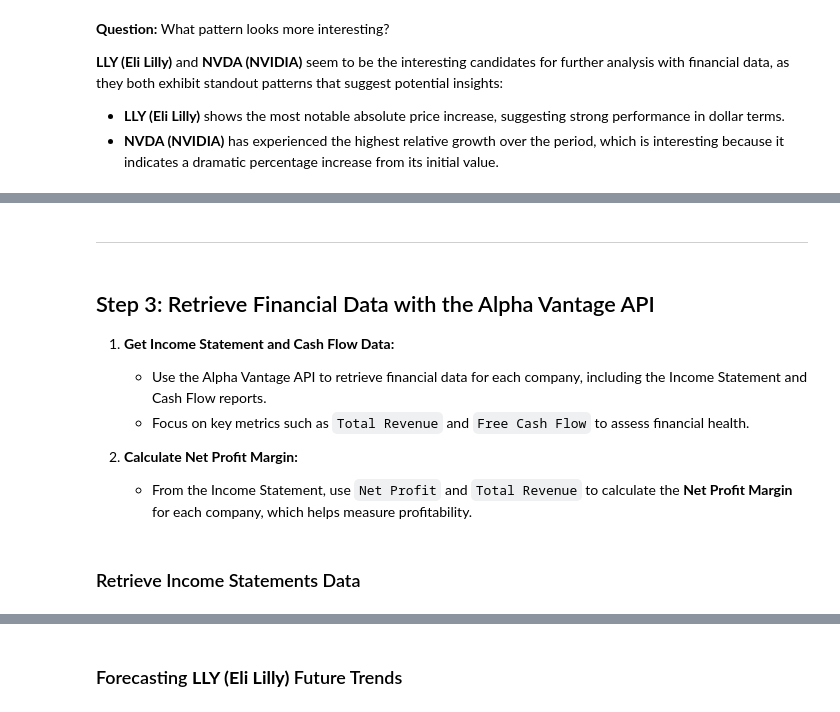
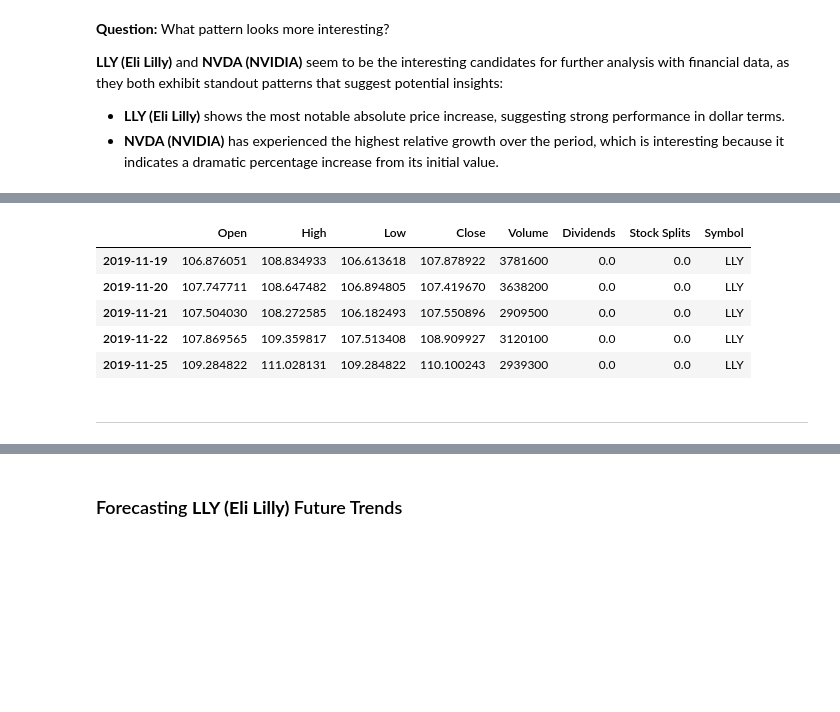
Before and after one commit to veenauppalapati/stock-market-analysis, a Jupyter notebook: stock-market-analysis.ipynb, the cells around one changed output, grey strips where cells are left out. Saved outputs shown, nothing was run; the diff lists cells and outputs as text; code cells hidden in the pictures; blank space fills up the shorter version.

Commit message:
financial data visualizations & cleaned up code

```diff
--- a/stock-market-analysis.ipynb
+++ b/stock-market-analysis.ipynb
@@ -207,11 +209,14 @@ display(historical_df.tail())
+# %%
+df_LLY = historical_df.loc[historical_df['Symbol'] == 'LLY']
+df_NVDA = historical_df.loc[historical_df['Symbol'] == 'NVDA']
+
+display(df_LLY.head())
+# %% [output]
+|  | Open | High | Low | Close | Volume | Dividends | Stock Splits | Symbol |
+| 2019-11-19 | 106.876051 | 108.834933 | 106.613618 | 107.878922 | 3781600 | 0.0 | 0.0 | LLY |
+| 2019-11-20 | 107.747711 | 108.647482 | 106.894805 | 107.419670 | 3638200 | 0.0 | 0.0 | LLY |
+| 2019-11-21 | 107.504030 | 108.272585 | 106.182493 | 107.550896 | 2909500 | 0.0 | 0.0 | LLY |
+| 2019-11-22 | 107.869565 | 109.359817 | 107.513408 | 108.909927 | 3120100 | 0.0 | 0.0 | LLY |
+| 2019-11-25 | 109.284822 | 111.028131 | 109.284822 | 110.100243 | 2939300 | 0.0 | 0.0 | LLY |
 # %% [markdown]
 ---
-# %% [markdown]
-## Step 3: Retrieve Financial Data with the Alpha Vantage API
-
-1. **Get Income Statement and Cash Flow Data:**
-    - Use the Alpha Vantage API to retrieve financial data for each company, including the Income Statement and Cash Flow reports.
-    - Focus on key metrics such as `Total Revenue` and `Free Cash Flow` to assess financial health.
-
-2. **Calculate Net Profit Margin:**
-    - From the Income Statement, use `Net Profit` and `Total Revenue` to calculate the **Net Profit Margin** for each company, which helps measure profitability.
@@ -227,2 +222,0 @@ selected_tickers = ['LLY', 'NVDA']
-# %% [markdown]
-### Retrieve Income Statements Data
```
Also changed, not shown: parts of 69 cells of this notebook, 18 other files.
